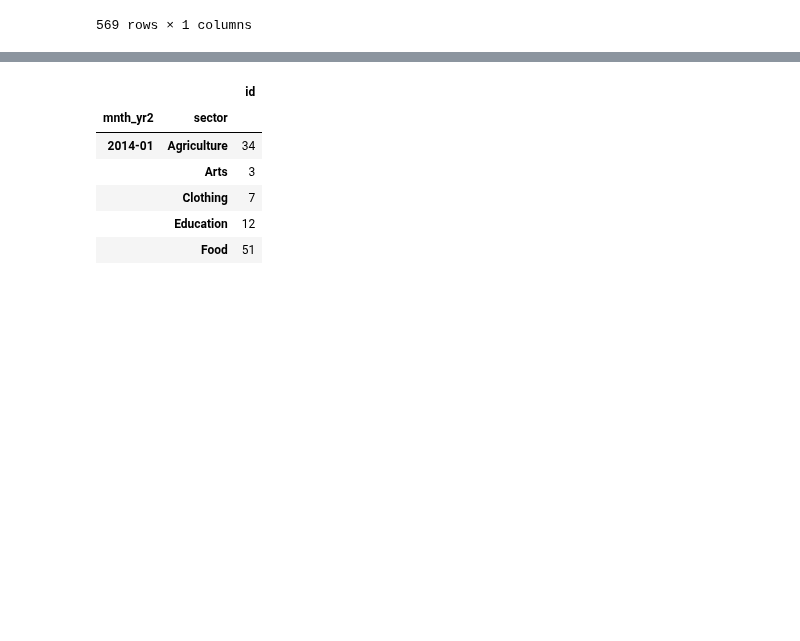
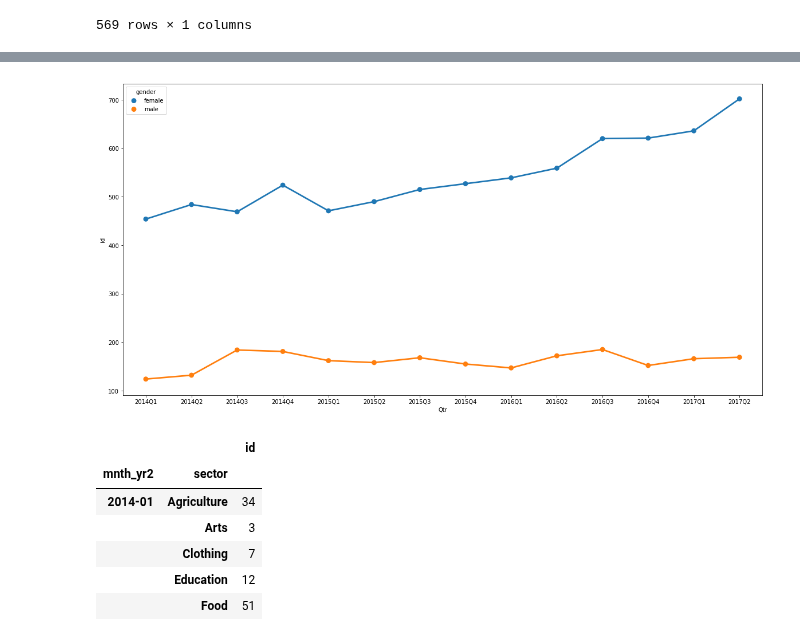
Before and after one commit to feng443/RUDS-Proj1-Kiva-Crowd-Funding-Visualization, a Jupyter notebook: NishaDataExploring.ipynb, the cells around one changed output, grey strips where cells are left out. Saved outputs shown, nothing was run; the diff lists cells and outputs as text; code cells hidden in the pictures; blank space fills up the shorter version.

```diff
--- a/NishaDataExploring.ipynb
+++ b/NishaDataExploring.ipynb
@@ -220,3 +270,16 @@ plt.show()
+# %%
+gd_df = df.groupby(['Qtr', 'gender'])['id'].count().reset_index()
+gd_df = gd_df[gd_df['Qtr'] < pd.Period('2017Q3')]
+plt.figure(figsize=(20,10))
+sns.pointplot(
+    x='Qtr',
+    y='id',
+    hue='gender',
+    alpha = 0.8,
+    data=gd_df)
+plt.show()
+# %% [output]
+[figure, added]
 # %%
 sectordf.reset_index()
 sectordf.head()
```
Also changed, not shown: parts of 12 cells of this notebook.
